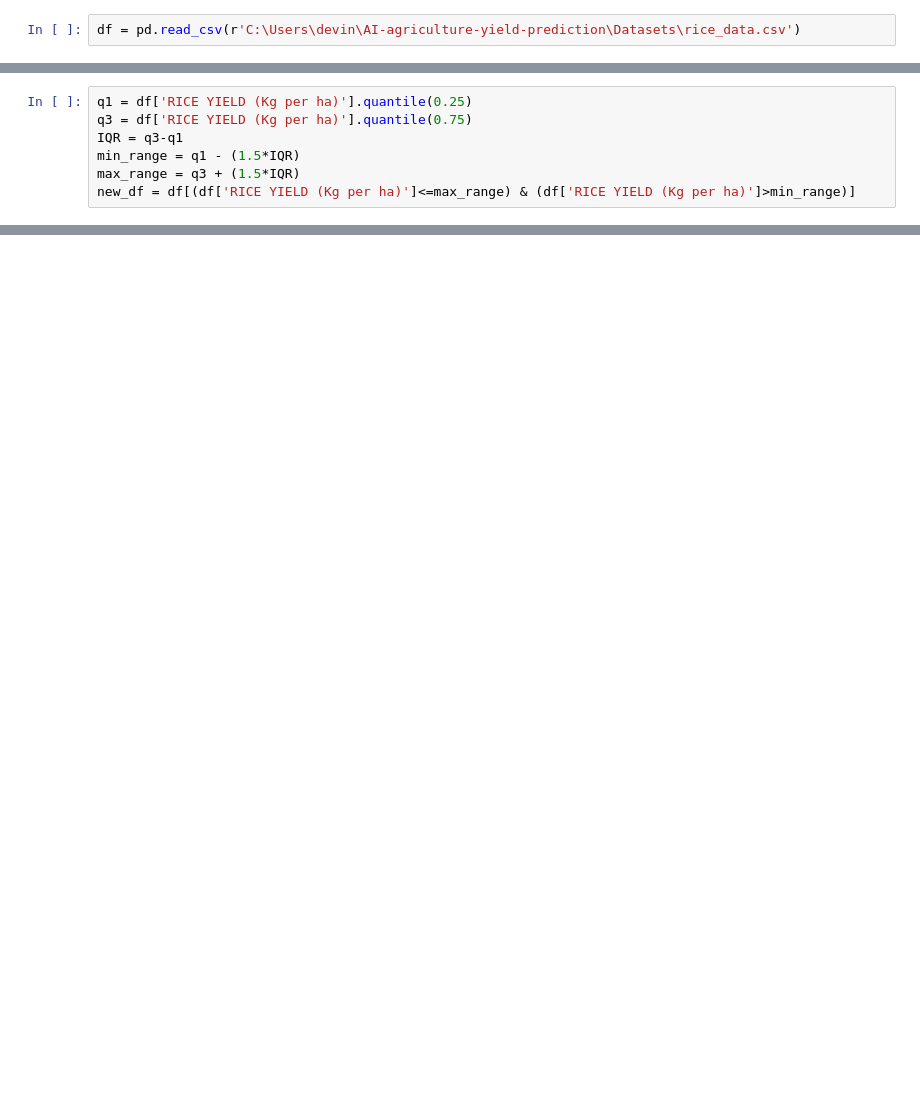
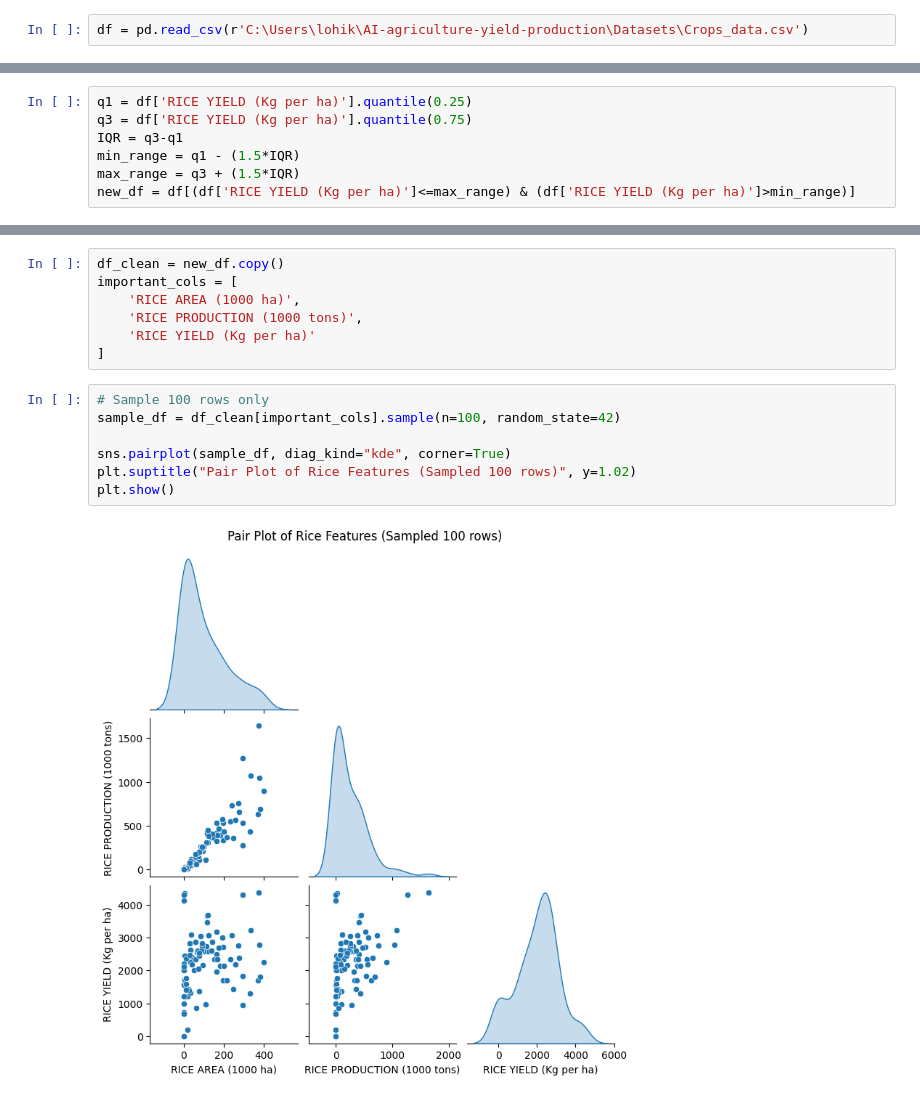
Before and after one commit to nupurmadaan04/AI-agriculture-yield-production, a Jupyter notebook: Notebooks/02_eda.ipynb, the cells around one changed output, grey strips where cells are left out. Saved outputs shown, nothing was run; the diff lists cells and outputs as text; blank space fills up the shorter version.

```diff
--- a/Notebooks/02_eda.ipynb
+++ b/Notebooks/02_eda.ipynb
@@ -4,4 +4,4 @@ import numpy as np
 import matplotlib.pyplot as plt
 import seaborn as sns
 # %%
-df = pd.read_csv(r'C:\Users\devin\AI-agriculture-yield-prediction\Datasets\rice_data.csv')
+df = pd.read_csv(r'C:\Users\lohik\AI-agriculture-yield-production\Datasets\Crops_data.csv')
@@ -28,0 +58,16 @@ new_df.to_csv(r'C:\Users\devin\AI-agriculture-yield-prediction\Datasets\rice_dat
+# %%
+df_clean = new_df.copy()
+important_cols = [
+    'RICE AREA (1000 ha)',
+    'RICE PRODUCTION (1000 tons)',
+    'RICE YIELD (Kg per ha)'
+]
+# %%
+# Sample 100 rows only
+sample_df = df_clean[important_cols].sample(n=100, random_state=42)
+
+sns.pairplot(sample_df, diag_kind="kde", corner=True)
+plt.suptitle("Pair Plot of Rice Features (Sampled 100 rows)", y=1.02)
+plt.show()
+# %% [output]
+[figure, added]
```
Also changed, not shown: parts of 7 cells of this notebook, 1 other file.
